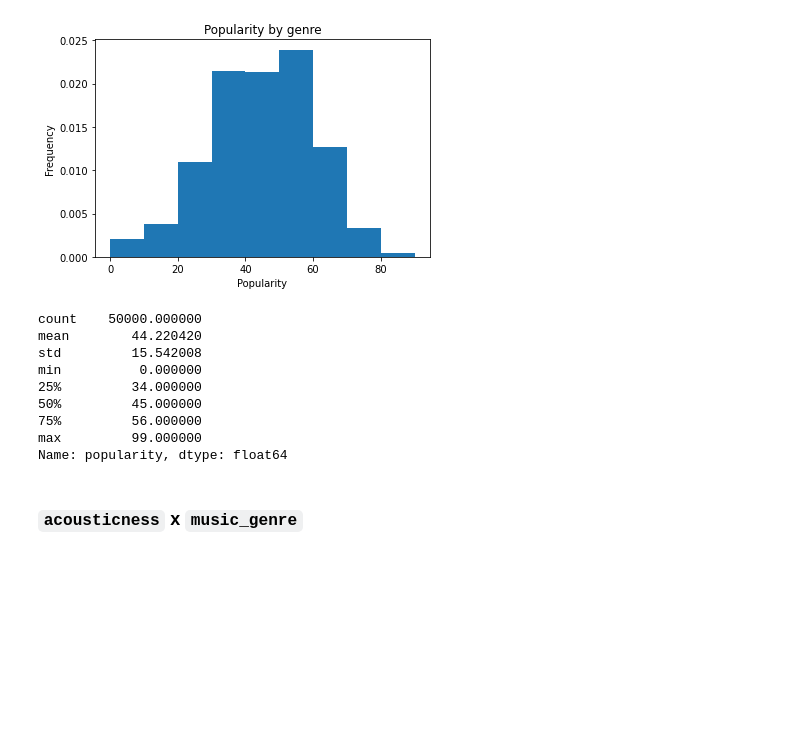
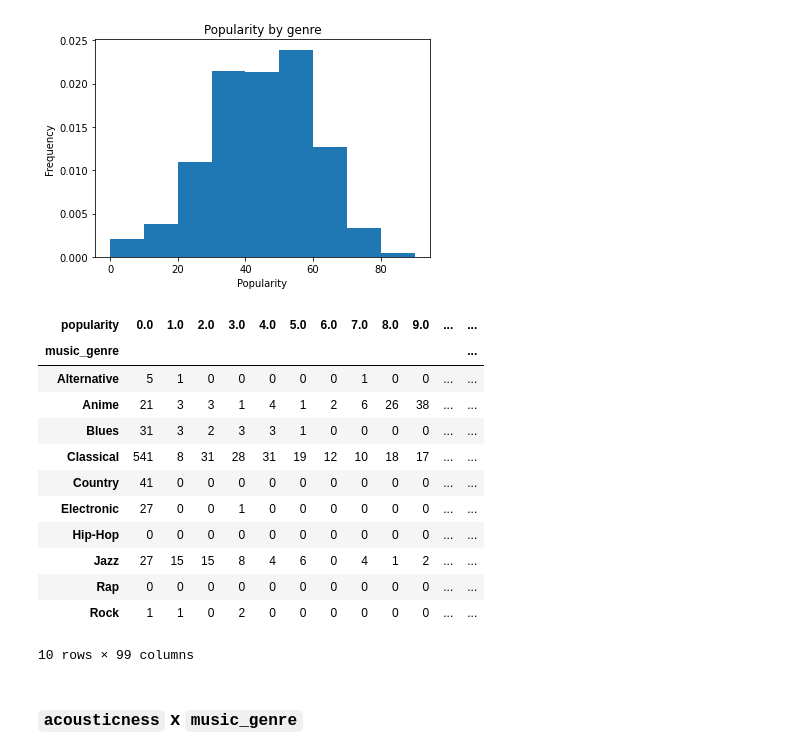
Before and after one commit to Gabriela321733/Projeto_2_Cdados, a Jupyter notebook: dados.ipynb, the cells around one changed output. Drawn from its saved outputs; the diff is of its cells as text; code cells hidden in the pictures; blank space fills up the shorter version.

Commit message:
crosstab

```diff
--- a/dados.ipynb
+++ b/dados.ipynb
@@ -69,18 +69,23 @@ plt.show()
 <Figure size 432x288 with 0 Axes>
 [figure]
 [figure]
-# %%
-df['popularity'].describe()
-# %% [output]
-count    50000.000000
-mean        44.220420
-std         15.542008
-min          0.000000
-25%         34.000000
-50%         45.000000
-75%         56.000000
-max         99.000000
-Name: popularity, dtype: float64
+# %%
+# make a crosstab of the genre and the popularity
+pd.crosstab(df['music_genre'], df['popularity'])
+# %% [output]
+| popularity | 0.0 | 1.0 | 2.0 | 3.0 | 4.0 | 5.0 | 6.0 | 7.0 | 8.0 | 9.0 | ... | ... |
+| music_genre |  |  |  |  |  |  |  |  |  |  |  | ... |
+| Alternative | 5 | 1 | 0 | 0 | 0 | 0 | 0 | 1 | 0 | 0 | ... | ... |
+| Anime | 21 | 3 | 3 | 1 | 4 | 1 | 2 | 6 | 26 | 38 | ... | ... |
+| Blues | 31 | 3 | 2 | 3 | 3 | 1 | 0 | 0 | 0 | 0 | ... | ... |
+| Classical | 541 | 8 | 31 | 28 | 31 | 19 | 12 | 10 | 18 | 17 | ... | ... |
+| Country | 41 | 0 | 0 | 0 | 0 | 0 | 0 | 0 | 0 | 0 | ... | ... |
+| Electronic | 27 | 0 | 0 | 1 | 0 | 0 | 0 | 0 | 0 | 0 | ... | ... |
+| Hip-Hop | 0 | 0 | 0 | 0 | 0 | 0 | 0 | 0 | 0 | 0 | ... | ... |
+| Jazz | 27 | 15 | 15 | 8 | 4 | 6 | 0 | 4 | 1 | 2 | ... | ... |
+| Rap | 0 | 0 | 0 | 0 | 0 | 0 | 0 | 0 | 0 | 0 | ... | ... |
+| Rock | 1 | 1 | 0 | 2 | 0 | 0 | 0 | 0 | 0 | 0 | ... | ... |
+10 rows × 99 columns
 # %% [markdown]
 ### `acousticness` x `music_genre`
 # %%
```
Also changed, not shown: parts of 10 cells of this notebook.
